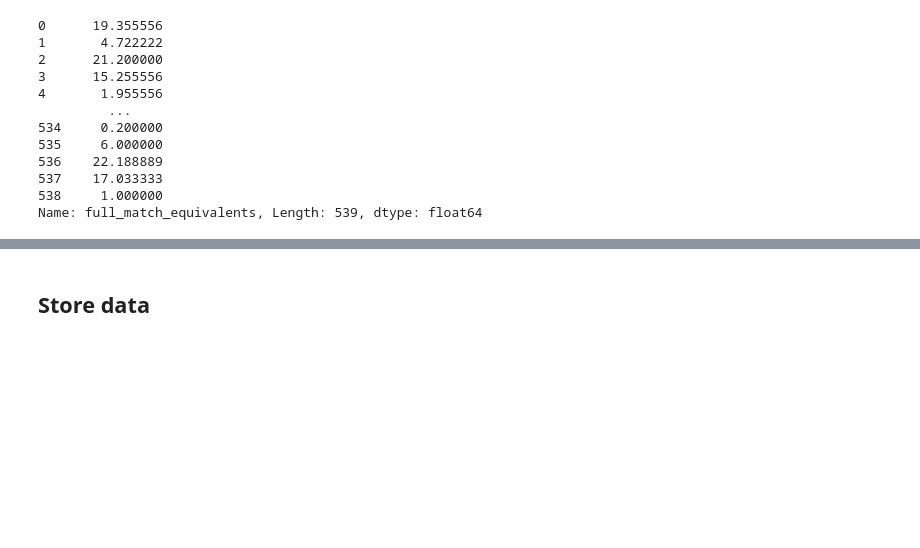
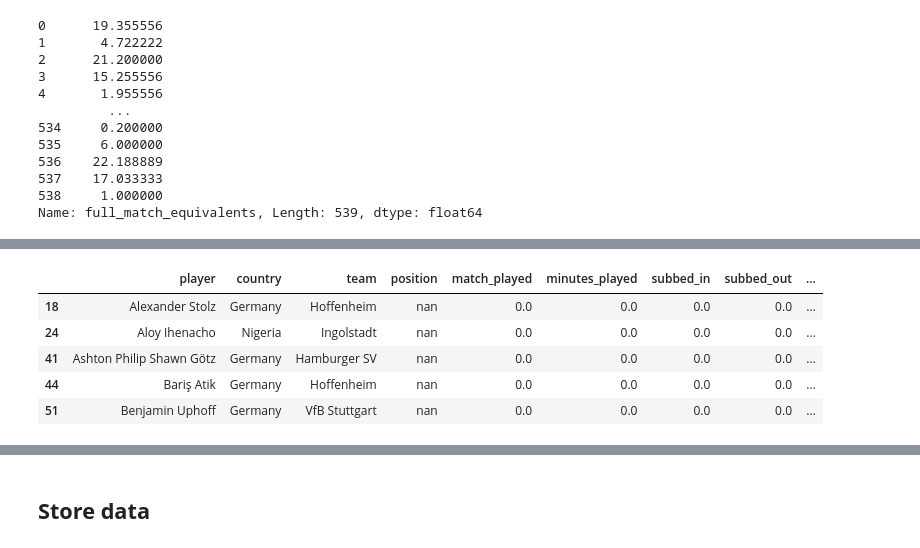
Before and after one commit to allorenz/football-player-similarity, a Jupyter notebook: src/notebooks/feature_standard_stats.ipynb, the cells around one changed output, grey strips where cells are left out. Saved outputs shown, nothing was run; the diff lists cells and outputs as text; code cells hidden in the pictures; blank space fills up the shorter version.

```diff
--- a/src/notebooks/feature_standard_stats.ipynb
+++ b/src/notebooks/feature_standard_stats.ipynb
@@ -18,7 +18,8 @@ sys.path.append(os.path.abspath(os.path.join(os.path.dirname(__name__), '..')))
 from scripts.dataloader import Dataloader
 
 
-dataloader = Dataloader()
+dataloader = Dataloader(league="bundesliga")
+dataloader.load_data()
 df = dataloader.get_dimension(dimension="standard_stats",row_filter=False)
 df.columns
 
@@ -235,0 +256,10 @@ Name: full_match_equivalents, Length: 539, dtype: float64
+# %%
+result_df["position"] = result_df["position"].replace(0, "nan")
+result_df.loc[result_df["position"] =="nan", :].head()
+# %% [output]
+|  | player | country | team | position | match_played | minutes_played | subbed_in | subbed_out | ... |
+| 18 | Alexander Stolz | Germany | Hoffenheim | nan | 0.0 | 0.0 | 0.0 | 0.0 | ... |
+| 24 | Aloy Ihenacho | Nigeria | Ingolstadt | nan | 0.0 | 0.0 | 0.0 | 0.0 | ... |
+| 41 | Ashton Philip Shawn Götz | Germany | Hamburger SV | nan | 0.0 | 0.0 | 0.0 | 0.0 | ... |
+| 44 | Bariş Atik | Germany | Hoffenheim | nan | 0.0 | 0.0 | 0.0 | 0.0 | ... |
+| 51 | Benjamin Uphoff | Germany | VfB Stuttgart | nan | 0.0 | 0.0 | 0.0 | 0.0 | ... |
```
Also changed, not shown: parts of 6 cells of this notebook, 2 other files.
